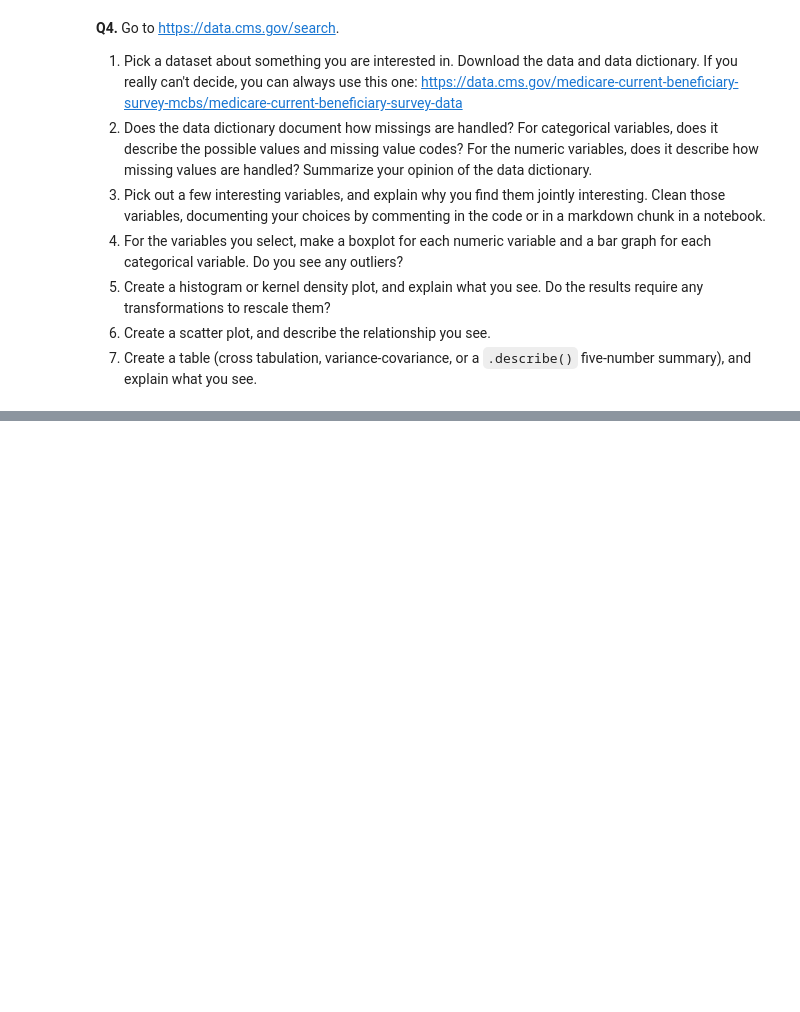
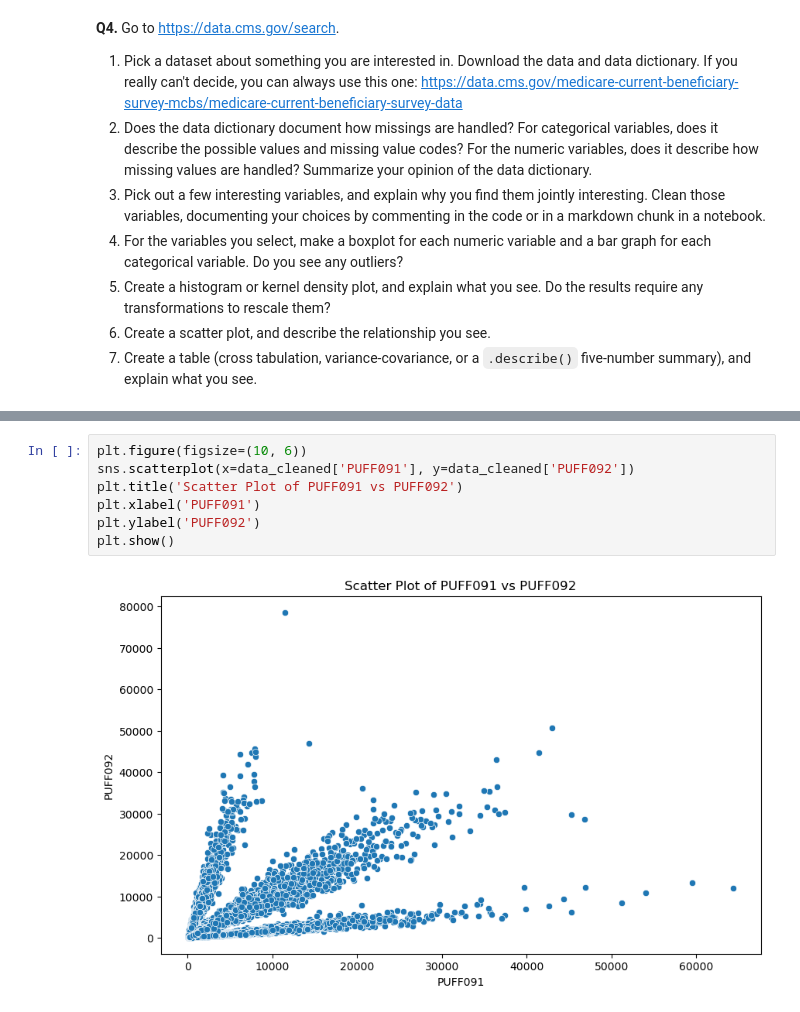
Before and after one commit to herinseo/visualization, a Jupyter notebook: assignment/assignment.ipynb, the cells around one changed output, grey strips where cells are left out. Cells and saved outputs as stored; diff of their text form; blank space fills up the shorter version.

```diff
--- a/assignment/assignment.ipynb
+++ b/assignment/assignment.ipynb
@@ -250,0 +361,9 @@ For some context, the Federal government ultimately spent about $4.4 trillion in
+# %%
+plt.figure(figsize=(10, 6))
+sns.scatterplot(x=data_cleaned['PUFF091'], y=data_cleaned['PUFF092'])
+plt.title('Scatter Plot of PUFF091 vs PUFF092')
+plt.xlabel('PUFF091')
+plt.ylabel('PUFF092')
+plt.show()
+# %% [output]
+[figure, added]
```
Also changed, not shown: parts of 7 cells of this notebook, 2 other files.
